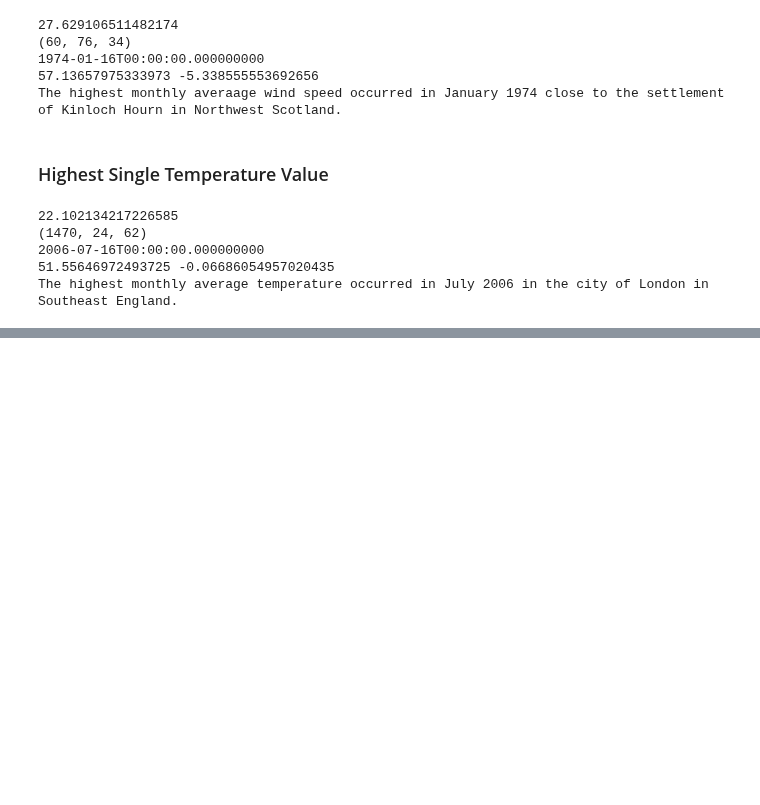
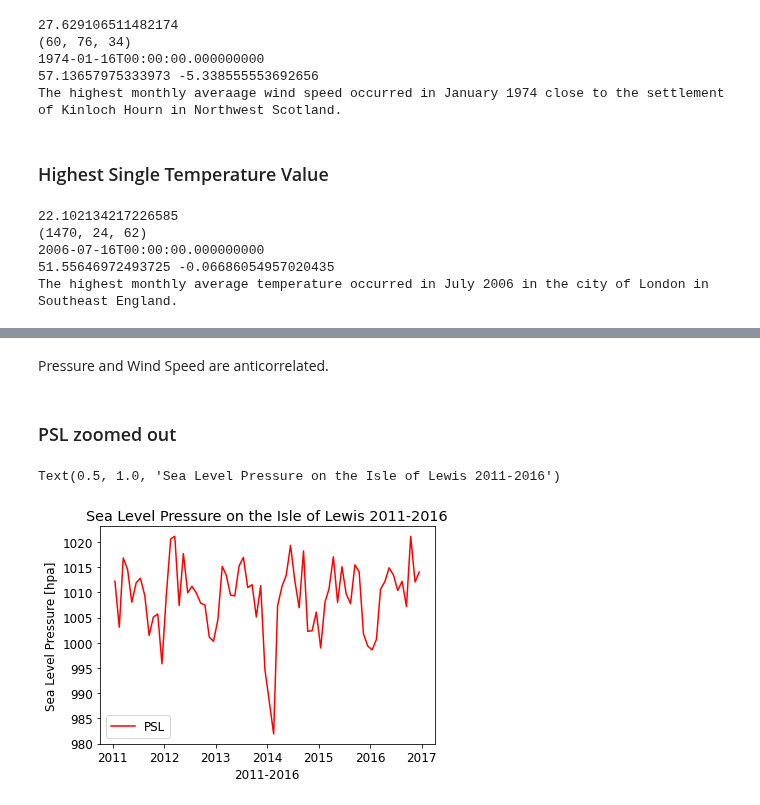
Before and after one commit to Iarla-Boyce/MSc-Project, a Jupyter notebook: 03_11.ipynb, the cells around one changed output, grey strips where cells are left out. Drawn from its saved outputs; the diff is of its cells as text; code cells hidden in the pictures; blank space fills up the shorter version.

```diff
--- a/03_11.ipynb
+++ b/03_11.ipynb
@@ -822,0 +772,37 @@ plt.rcParams.update({'font.size': 12})
+# %% [markdown]
+Pressure and Wind Speed are anticorrelated.
+# %% [markdown]
+### PSL zoomed out
+# %%
+import xarray as xr
+import numpy as np
+import matplotlib.pyplot as plt
+
+data = xr.open_mfdataset(r"C:\Users\iarla\OneDrive\Documents\MSc_Project\HadUK_data\12km_Month_Wind\*.nc", parallel=True)
+data1 = xr.open_mfdataset(r"C:\Users\iarla\OneDrive\Documents\MSc_Project\HadUK_data\12km_Month_psl\*.nc", parallel=True)
+
+wind_array = np.array(data['sfcWind'])
+time = np.array(data['time'])
+
+psl = np.array(data1['psl'])
+
+
+time1 = np.array(data1['time'])
+
+
+ax1 = plt.subplot()
+plt.plot(time1[600:672], psl[600:672, 86, 26], 'r', label='PSL')
+plt.xlabel('2011-2016')
+plt.ylabel('Sea Level Pressure [hpa]')
+plt.legend()
+'''
+ax2 = ax1.twinx()
+plt.plot(time[528:564], wind_array[528:564, 86, 26], 'b', label='Wind Speed')
+plt.ylabel('Wind Speed [ms$^{-1}$]')
+'''
+plt.rcParams.update({'font.size': 12})
+plt.title('Sea Level Pressure on the Isle of Lewis 2011-2016')
+#plt.legend()
+# %% [output]
+Text(0.5, 1.0, 'Sea Level Pressure on the Isle of Lewis 2011-2016')
+[figure, added]
```
Also changed, not shown: parts of 14 cells of this notebook.
